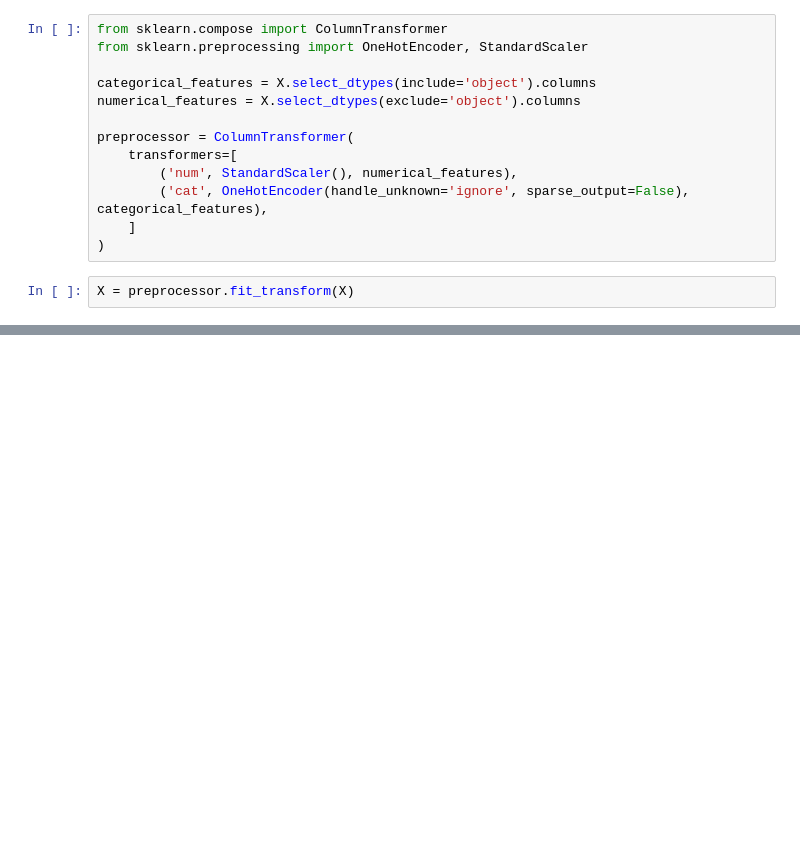
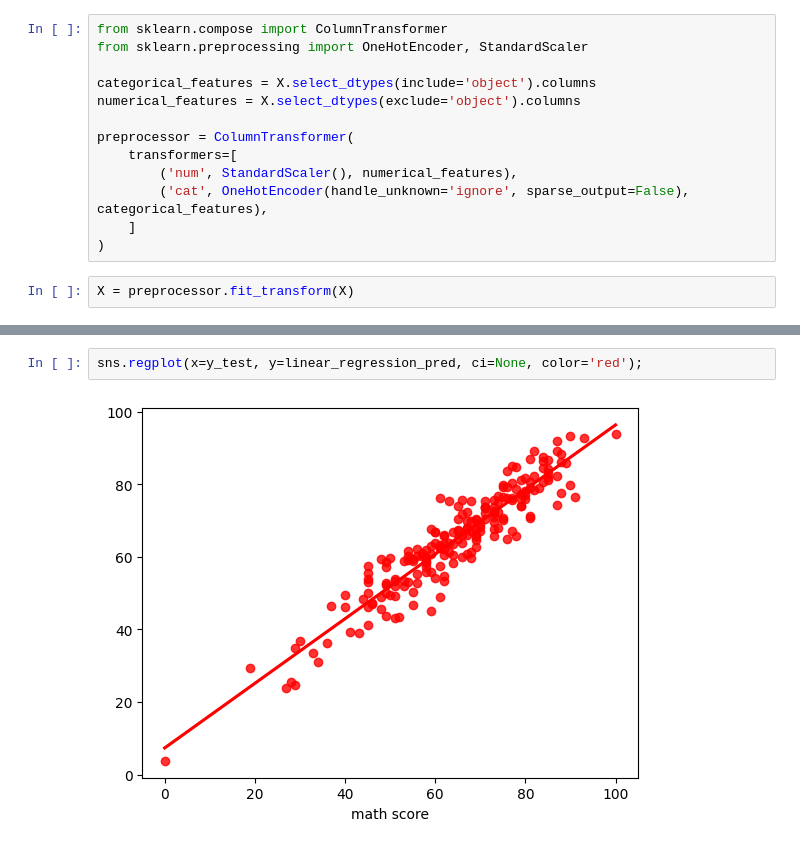
Before and after one commit to christopher-christain/DS-end-to-end, a Jupyter notebook: notebook/model_training.ipynb, the cells around one changed output, grey strips where cells are left out. Cells and saved outputs as stored; diff of their text form; blank space fills up the shorter version.

```diff
--- a/notebook/model_training.ipynb
+++ b/notebook/model_training.ipynb
@@ -105,0 +158,4 @@ y_test shape: (200,)
+# %%
+sns.regplot(x=y_test, y=linear_regression_pred, ci=None, color='red');
+# %% [output]
+[figure, added]
```
Also changed, not shown: parts of 11 cells of this notebook, 4 other files.
